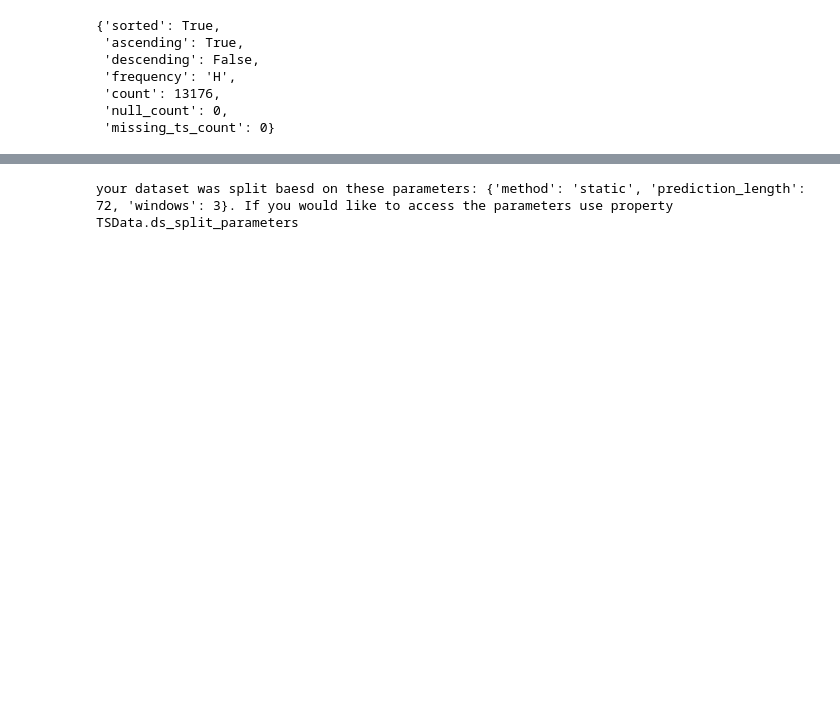
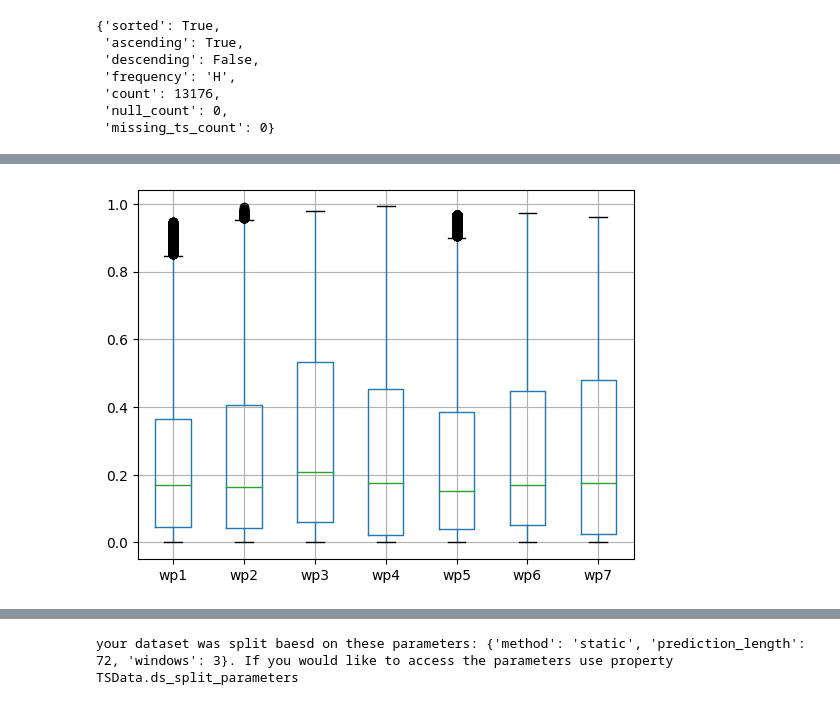
Before and after one commit to cyrusmvahid/WindForecasting, a Jupyter notebook: notebooks/train-data-ar-10-epoch.ipynb, the cells around one changed output, grey strips where cells are left out. Drawn from its saved outputs; the diff is of its cells as text; code cells hidden in the pictures; blank space fills up the shorter version.

```diff
--- a/notebooks/train-data-ar-10-epoch.ipynb
+++ b/notebooks/train-data-ar-10-epoch.ipynb
@@ -321,3 +325,8 @@ Data columns (total 7 columns):
 dtypes: float64(7)
 memory usage: 823.5 KB
 None
+# %%
+train_data.dataframe.boxplot()
+plt.show()
+# %% [output]
+[figure, added]
```
Also changed, not shown: parts of 9 cells of this notebook.
